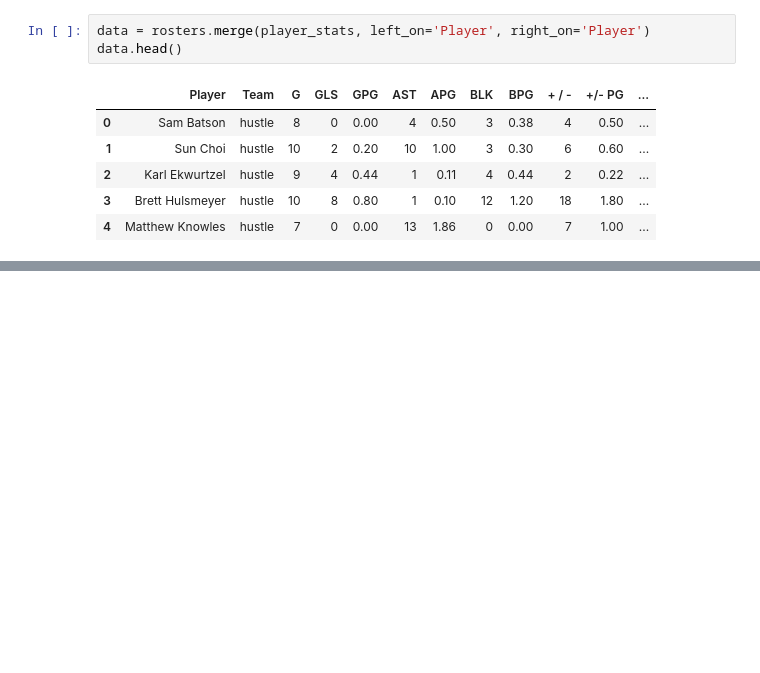
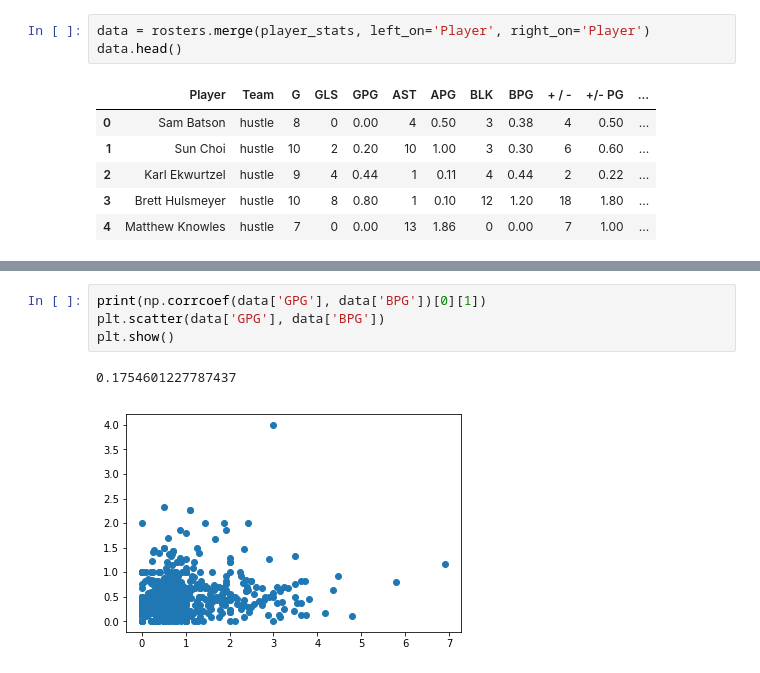
Before and after one commit to Samcfuchs/2950, a Jupyter notebook: notebooks/leo.ipynb, the cells around one changed output, grey strips where cells are left out. Saved outputs shown, nothing was run; the diff lists cells and outputs as text; blank space fills up the shorter version.

```diff
--- a/notebooks/leo.ipynb
+++ b/notebooks/leo.ipynb
@@ -66,0 +95,7 @@ data.head()
+# %%
+print(np.corrcoef(data['GPG'], data['BPG'])[0][1])
+plt.scatter(data['GPG'], data['BPG'])
+plt.show()
+# %% [output]
+0.1754601227787437
+[figure, added]
```
Also changed, not shown: parts of 11 cells of this notebook.
